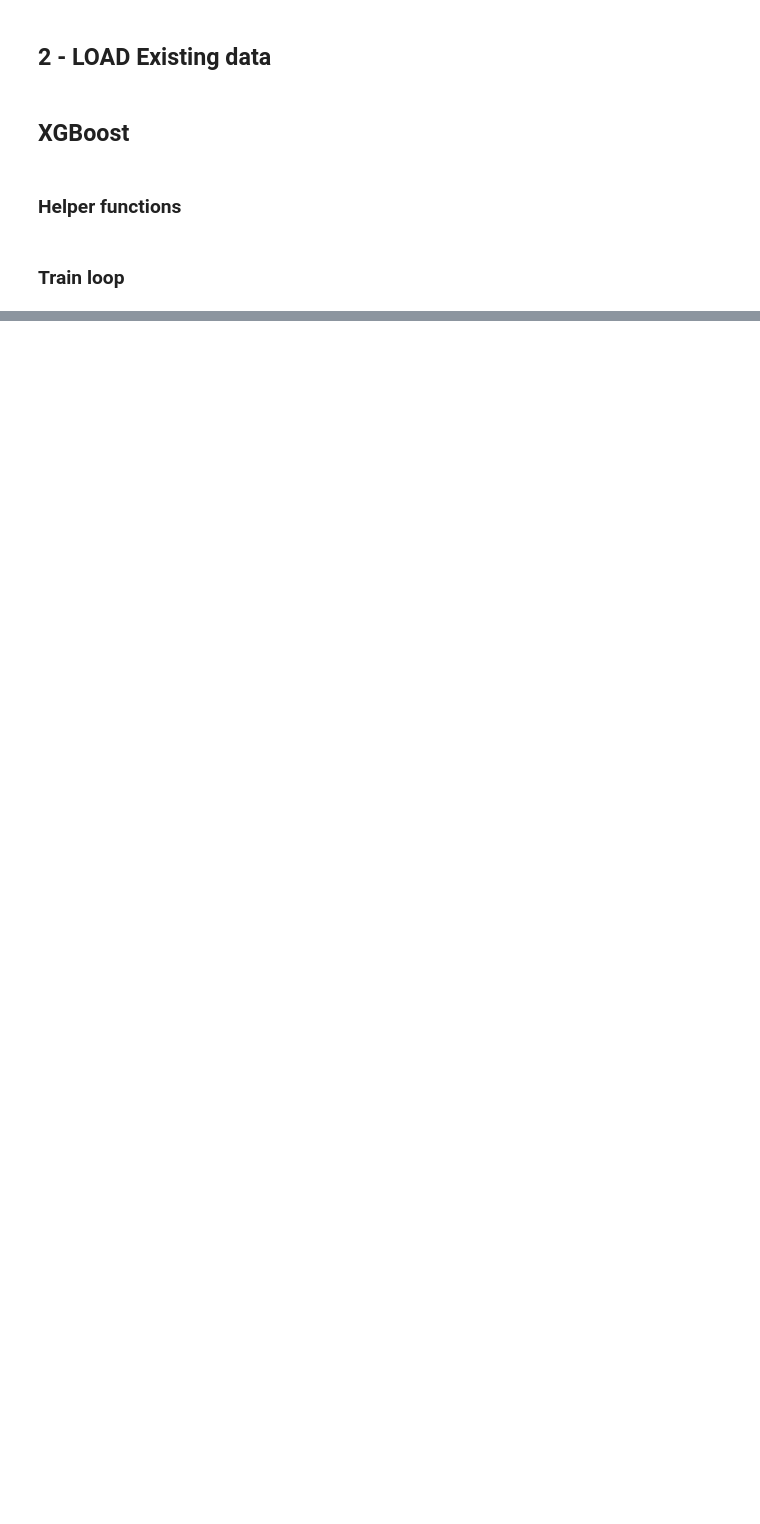
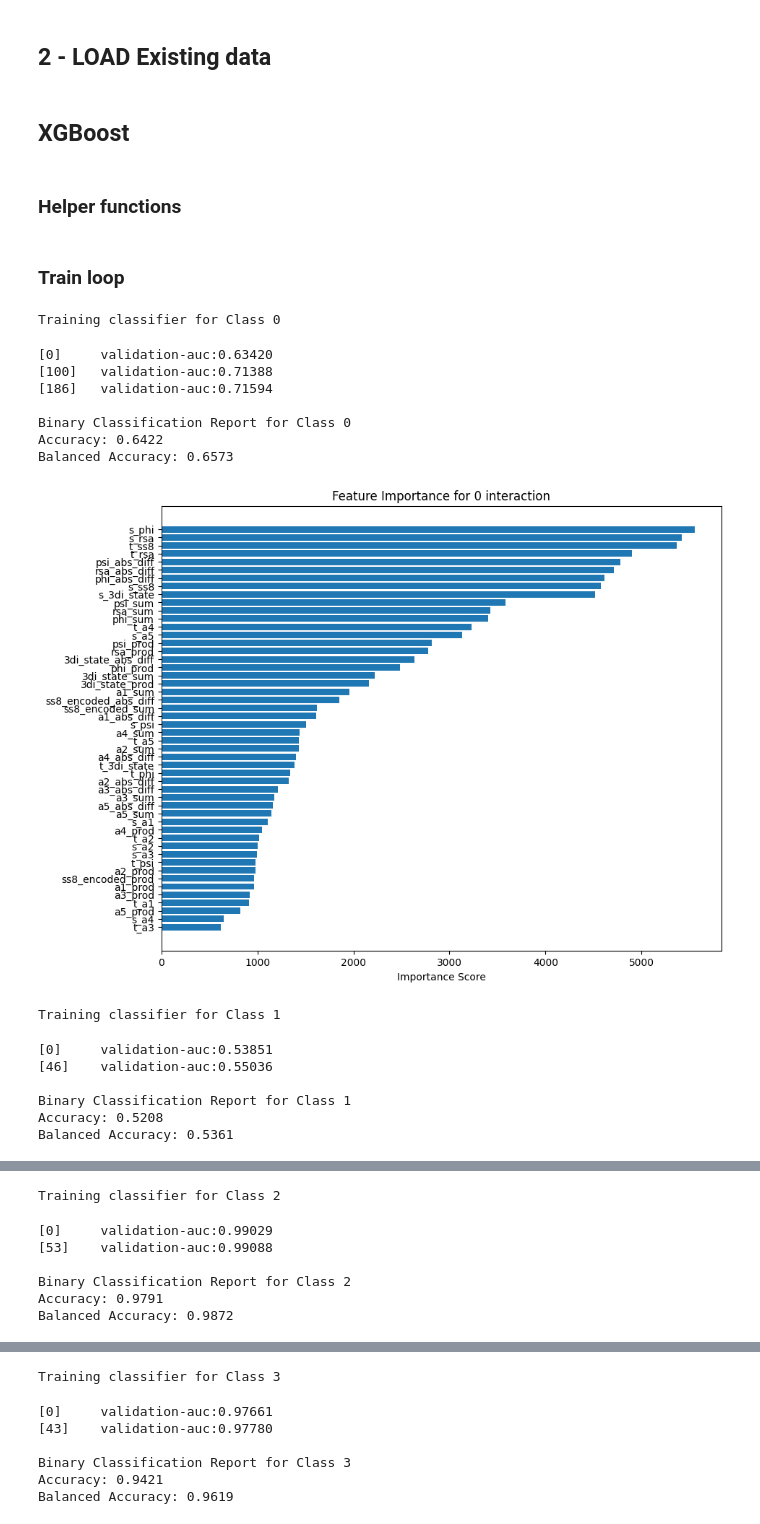
Before and after one commit to dvdbaggio/Contacts-Classification, a Jupyter notebook: contacts_prediction.ipynb, the cells around one changed output, grey strips where cells are left out. Drawn from its saved outputs; the diff is of its cells as text; code cells hidden in the pictures; blank space fills up the shorter version.

Commit message:
feature engineering

```diff
--- a/contacts_prediction.ipynb
+++ b/contacts_prediction.ipynb
@@ -118,3 +149,0 @@ This new engineered features, computed as `s_a1 * t_a1`, is a good indicator for
-# %%
-X['a1_product'] = np.multiply(X['s_a1'], X['t_a1'])
-print(X.head())
@@ -122,0 +155,31 @@ print(X.head())
+# %%
+def fe(feature):
+  print(f'Engineering feature: {feature}')
+
+  source_feature = 's_' + feature
+  target_feature = 't_' + feature
+
+  sum_feature = f'{feature}_sum'
+  abs_diff_feature = f'{feature}_abs_diff'
+  prod_feature = f'{feature}_prod'
+  avg_feature = f'{feature}_avg'
+
+  list_feature_names = [sum_feature, abs_diff_feature, prod_feature, avg_feature]
+
+  X[sum_feature] = X[source_feature] + X[target_feature]
+  X[abs_diff_feature] = np.abs(X[source_feature] - X[target_feature])
+  X[prod_feature] = X[source_feature] * X[target_feature]
+  X[avg_feature] = (X[source_feature] + X[target_feature]) / 2
+
+  print(X.head())
+
+  return list_feature_names
+# %%
+features = ['ss8_encoded','rsa', 'phi', 'psi', 'a1', 'a2', 'a3', 'a4', 'a5', '3di_state']
+# UPDATE WITH NEW ENGINEERED FEATURES
+feature_names = [
+      's_ss8','s_rsa', 's_phi', 's_psi', 's_a1', 's_a2', 's_a3', 's_a4', 's_a5', 's_3di_state',
+      't_ss8', 't_rsa', 't_phi', 't_psi', 't_a1', 't_a2', 't_a3', 't_a4', 't_a5', 't_3di_state',]
+
+for feature in features:
+  feature_names.extend(fe(feature))
@@ -199,13 +303,10 @@ X_test_tensor = torch.tensor(X_test, dtype=torch.float32)
 # %% [markdown]
 ### Helper functions
 # %%
-def feature_importance(model, interaction_type):
+def feature_importance(model, interaction_type, feature_names):
   # Estrai le importanze delle feature
   importance = model.get_score(importance_type='weight')  # 'weight', 'gain', or 'cover'
-  # UPDATE WITH NEW ENGINEERED FEATURES
-  feature_names = [
-      's_ss8','s_rsa', 's_phi', 's_psi', 's_a1', 's_a2', 's_a3', 's_a4', 's_a5', 's_3di_state',
-          't_ss8', 't_rsa', 't_phi', 't_psi', 't_a1', 't_a2', 't_a3', 't_a4', 't_a5', 't_3di_state',]
+
   # Ordinare le feature per importanza
   # Create a mapping from old keys to new feature names
   key_mapping = {f'f{i}': feature_names[i] for i in range(len(feature_names))}
@@ -294,31 +395,48 @@ for num_class in range(len(np.unique(y_train))):
         early_stopping_rounds=20,
         verbose_eval=100
     )
 
     # Save model
     os.makedirs(os.path.join(path, 'models'), exist_ok=True)
     model.save_model(os.path.join(path, f'models/xgboost_model_class_{num_class}.json'))
 
     # Store predictions for this class
     y_pred_prob = model.predict(dtest)
     all_class_predictions[:, num_class] = y_pred_prob
 
     # Evaluate this binary classifier
     y_pred = (y_pred_prob > 0.5).astype(int)
     print(f"\nBinary Classification Report for Class {num_class}")
     print(f"Accuracy: {accuracy_score(y_test_binary, y_pred):.4f}")
     print(f"Balanced Accuracy: {balanced_accuracy_score(y_test_binary, y_pred):.4f}")
 
     # Optional: Display feature importance for this classifier
-    feature_importance(model, num_class)
+    feature_importance(model, num_class, feature_names)
 
     # Store the model
     models.append(model)
 
 # Final multi-class predictions (choose class with highest probability)
 # final_predictions = np.argmax(all_class_predictions, axis=1)
 
 # Evaluate overall multi-class performance
 # print("\n==== Overall Multi-class Performance ====")
 # compute_metrics(y_test, final_predictions, all_class_predictions)
 # plot_confusion_matrix(y_test, final_predictions, np.unique(y))
+# %% [output]
+Training classifier for Class 0
+[0]     validation-auc:0.63420
+[100]   validation-auc:0.71388
+[186]   validation-auc:0.71594
+
+Binary Classification Report for Class 0
+Accuracy: 0.6422
+Balanced Accuracy: 0.6573
+[figure, added]
+Training classifier for Class 1
+[0]     validation-auc:0.53851
+[46]    validation-auc:0.55036
+
+Binary Classification Report for Class 1
+Accuracy: 0.5208
+Balanced Accuracy: 0.5361
@@ -324,0 +444,7 @@ for num_class in range(len(np.unique(y_train))):
+Training classifier for Class 2
+[0]     validation-auc:0.99029
+[53]    validation-auc:0.99088
+
+Binary Classification Report for Class 2
+Accuracy: 0.9791
+Balanced Accuracy: 0.9872
@@ -324,0 +452,7 @@ for num_class in range(len(np.unique(y_train))):
+Training classifier for Class 3
+[0]     validation-auc:0.97661
+[43]    validation-auc:0.97780
+
+Binary Classification Report for Class 3
+Accuracy: 0.9421
+Balanced Accuracy: 0.9619
```
Also changed, not shown: parts of 16 cells of this notebook, 8 other files.
